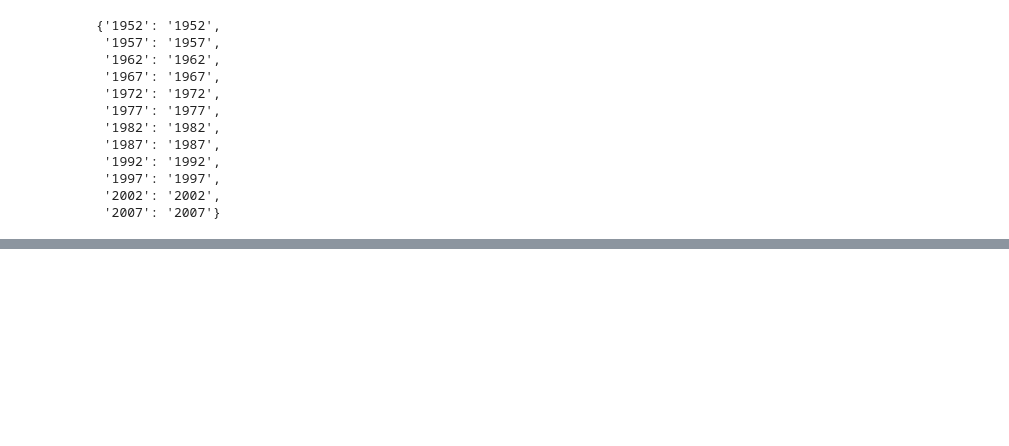
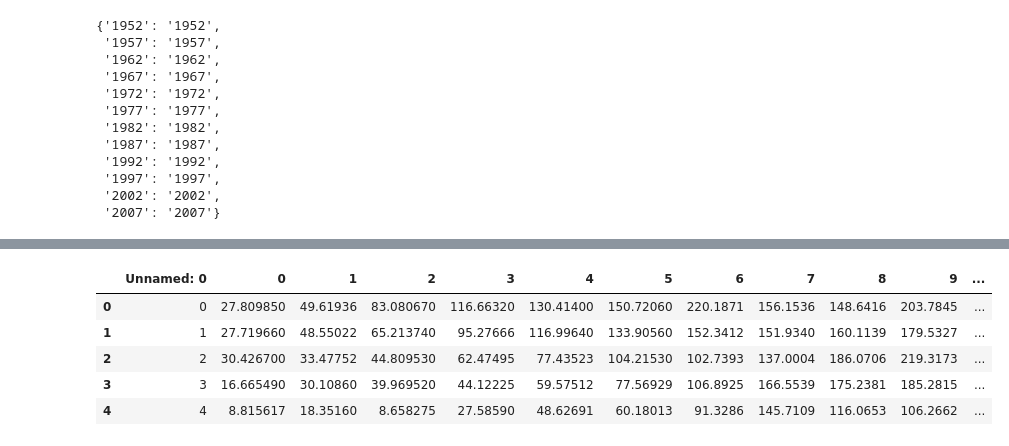
Before and after one commit to thimotyb/jupyter-dash, a Jupyter notebook: Dash_Slider_Interaction_Example.ipynb, the cells around one changed output, grey strips where cells are left out. Drawn from its saved outputs; the diff is of its cells as text; code cells hidden in the pictures; blank space fills up the shorter version.

```diff
--- a/Dash_Slider_Interaction_Example.ipynb
+++ b/Dash_Slider_Interaction_Example.ipynb
@@ -154,3 +150,12 @@ fig.update_layout(title='Mt Bruno Elevation', autosize=False,
 fig.show()
 # %% [output]
 [interactive output not drawn]
+# %%
+z_data.head()
+# %% [output]
+|  | Unnamed: 0 | 0 | 1 | 2 | 3 | 4 | 5 | 6 | 7 | 8 | 9 | ... |
+| 0 | 0 | 27.809850 | 49.61936 | 83.080670 | 116.66320 | 130.41400 | 150.72060 | 220.1871 | 156.1536 | 148.6416 | 203.7845 | ... |
+| 1 | 1 | 27.719660 | 48.55022 | 65.213740 | 95.27666 | 116.99640 | 133.90560 | 152.3412 | 151.9340 | 160.1139 | 179.5327 | ... |
+| 2 | 2 | 30.426700 | 33.47752 | 44.809530 | 62.47495 | 77.43523 | 104.21530 | 102.7393 | 137.0004 | 186.0706 | 219.3173 | ... |
+| 3 | 3 | 16.665490 | 30.10860 | 39.969520 | 44.12225 | 59.57512 | 77.56929 | 106.8925 | 166.5539 | 175.2381 | 185.2815 | ... |
+| 4 | 4 | 8.815617 | 18.35160 | 8.658275 | 27.58590 | 48.62691 | 60.18013 | 91.3286 | 145.7109 | 116.0653 | 106.2662 | ... |
```
Also changed, not shown: parts of 1 cell of this notebook.
